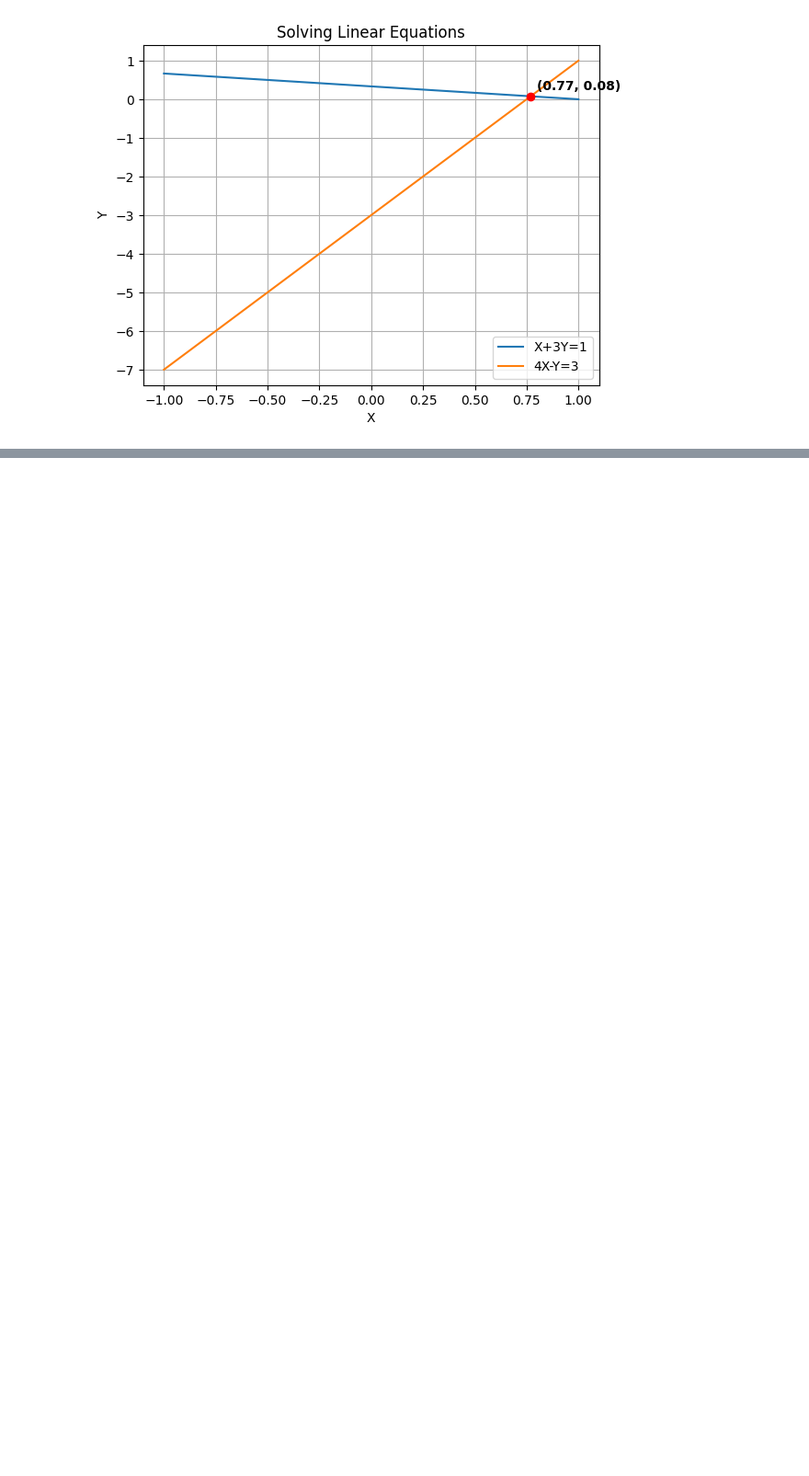
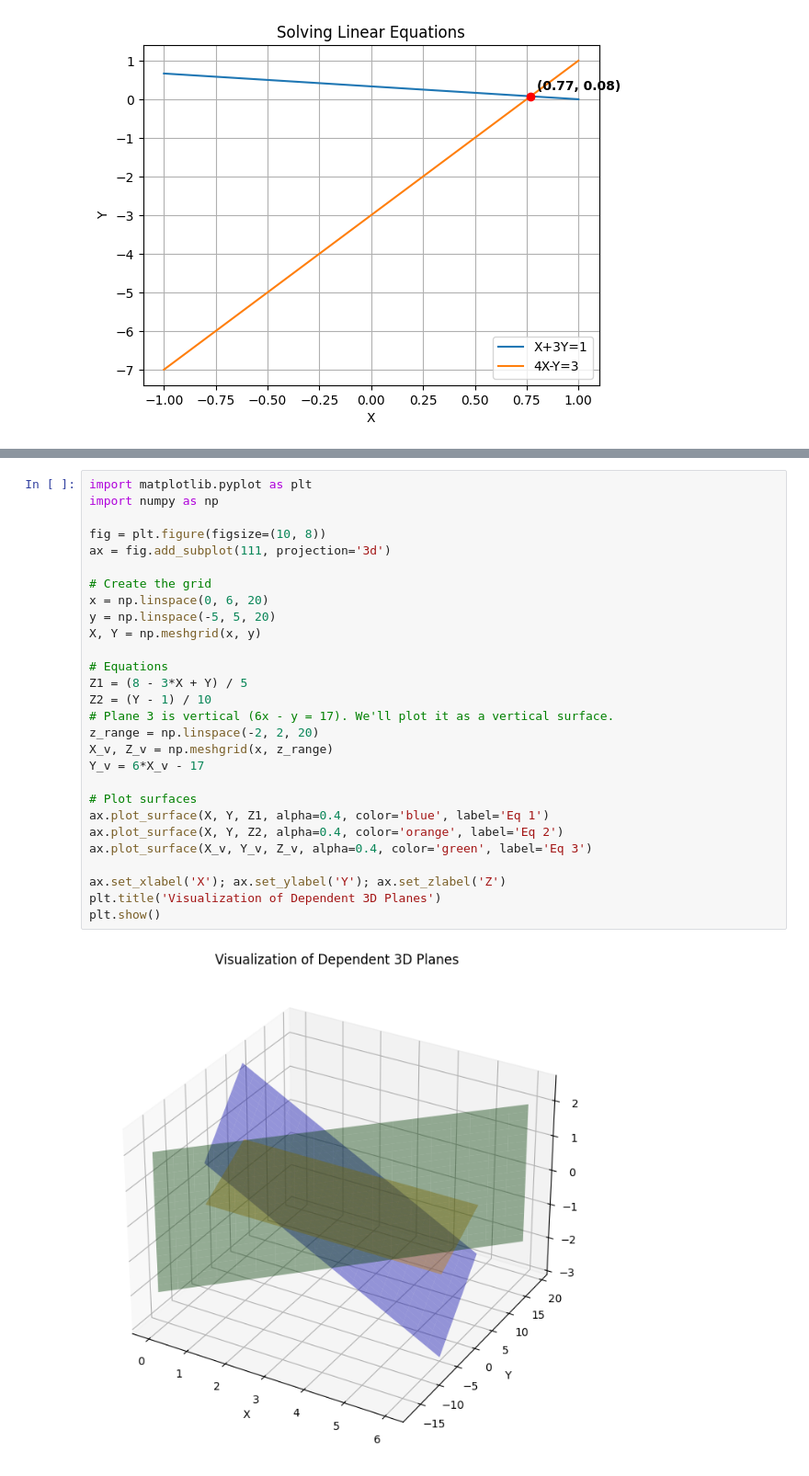
Before and after one commit to pravinboniface/decision_trees, a Jupyter notebook: LinearAlgebraSolver.ipynb, the cells around one changed output, grey strips where cells are left out. Shown at 92% size. Drawn from its saved outputs; the diff is of its cells as text; blank space fills up the shorter version.

```diff
--- a/LinearAlgebraSolver.ipynb
+++ b/LinearAlgebraSolver.ipynb
@@ -60,0 +257,30 @@ plt.show()
+# %%
+import matplotlib.pyplot as plt
+import numpy as np
+
+fig = plt.figure(figsize=(10, 8))
+ax = fig.add_subplot(111, projection='3d')
+
+# Create the grid
+x = np.linspace(0, 6, 20)
+y = np.linspace(-5, 5, 20)
+X, Y = np.meshgrid(x, y)
+
+# Equations
+Z1 = (8 - 3*X + Y) / 5
+Z2 = (Y - 1) / 10
+# Plane 3 is vertical (6x - y = 17). We'll plot it as a vertical surface.
+z_range = np.linspace(-2, 2, 20)
+X_v, Z_v = np.meshgrid(x, z_range)
+Y_v = 6*X_v - 17
+
+# Plot surfaces
+ax.plot_surface(X, Y, Z1, alpha=0.4, color='blue', label='Eq 1')
+ax.plot_surface(X, Y, Z2, alpha=0.4, color='orange', label='Eq 2')
+ax.plot_surface(X_v, Y_v, Z_v, alpha=0.4, color='green', label='Eq 3')
+
+ax.set_xlabel('X'); ax.set_ylabel('Y'); ax.set_zlabel('Z')
+plt.title('Visualization of Dependent 3D Planes')
+plt.show()
+# %% [output]
+[figure, added]
```
Also changed, not shown: parts of 21 cells of this notebook.
